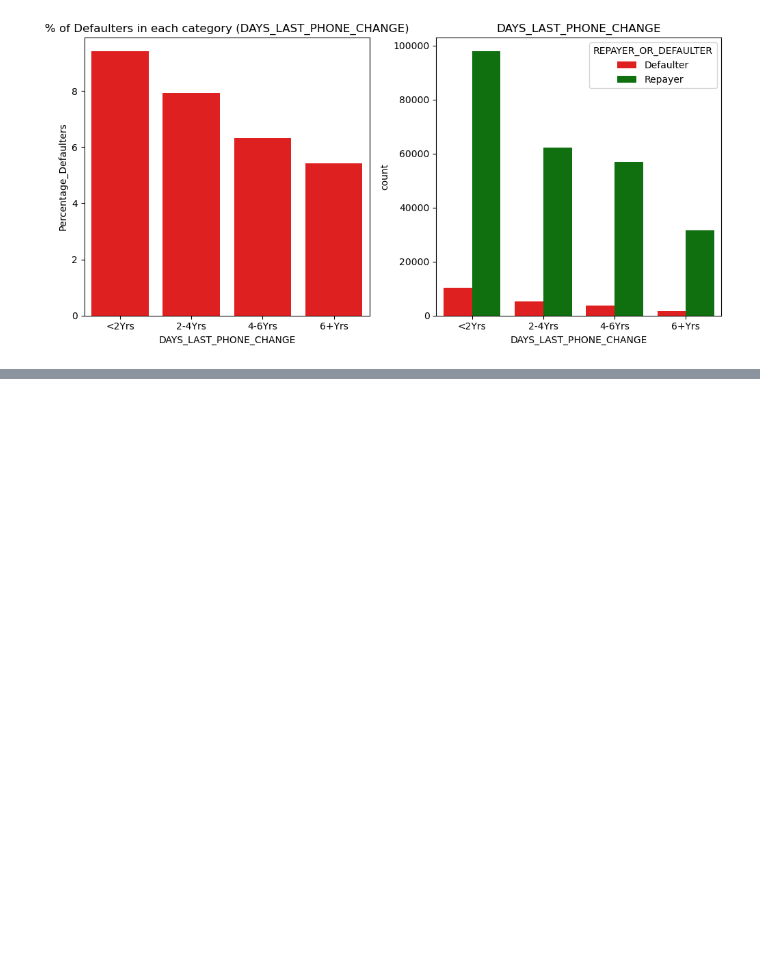
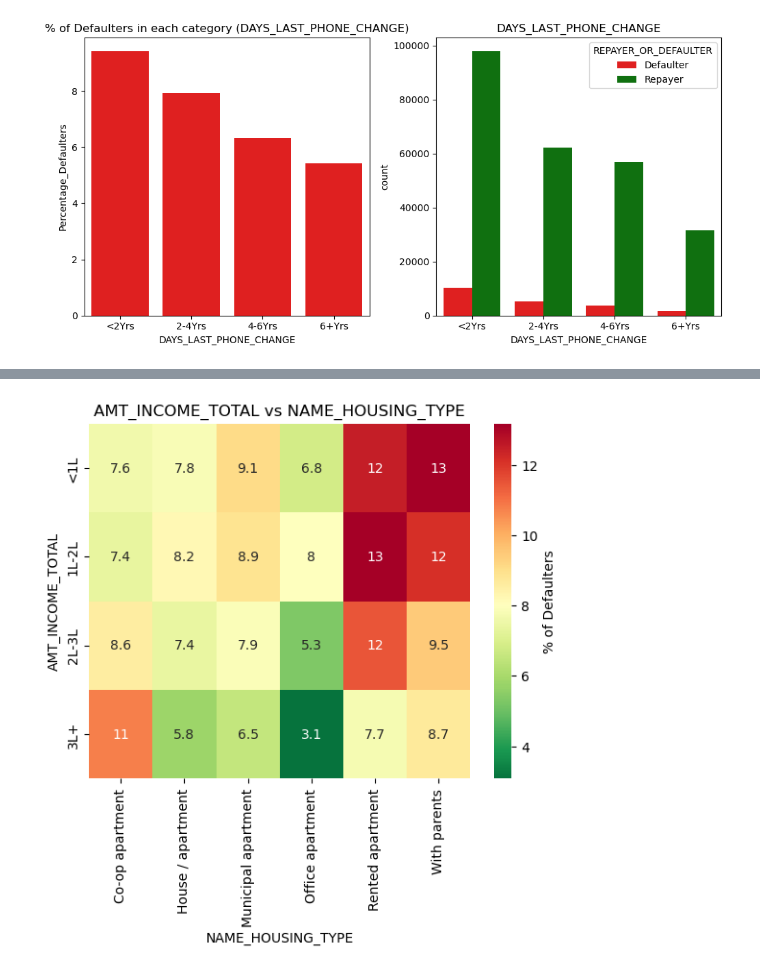
Before and after one commit to Punya-B-R/loan-approval-risk-analysis, a Jupyter notebook: Bank-Loan.ipynb, the cells around one changed output, grey strips where cells are left out. Saved outputs shown, nothing was run; the diff lists cells and outputs as text; code cells hidden in the pictures; blank space fills up the shorter version.

```diff
--- a/Bank-Loan.ipynb
+++ b/Bank-Loan.ipynb
@@ -482,0 +491,4 @@ app_heatmap('AMT_INCOME_TOTAL', 'AGE_GROUP')
+# %%
+app_heatmap('AMT_INCOME_TOTAL', 'NAME_HOUSING_TYPE')
+# %% [output]
+[figure, added]
```
Also changed, not shown: parts of 16 cells of this notebook.
